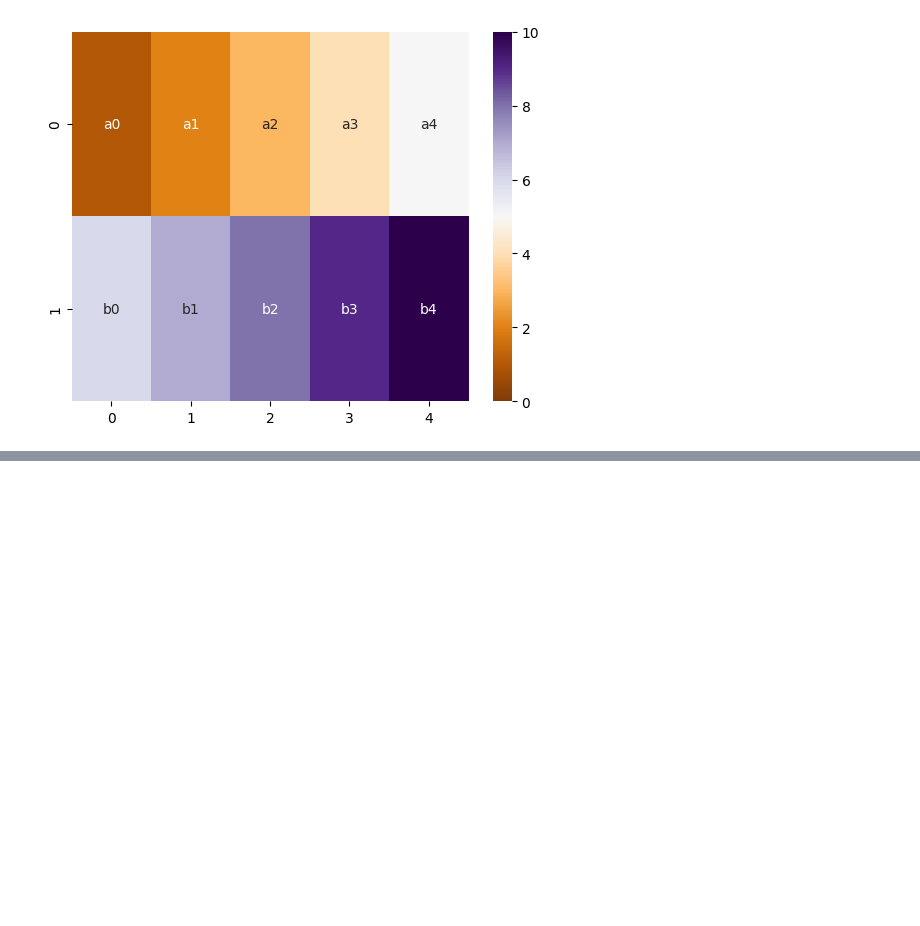
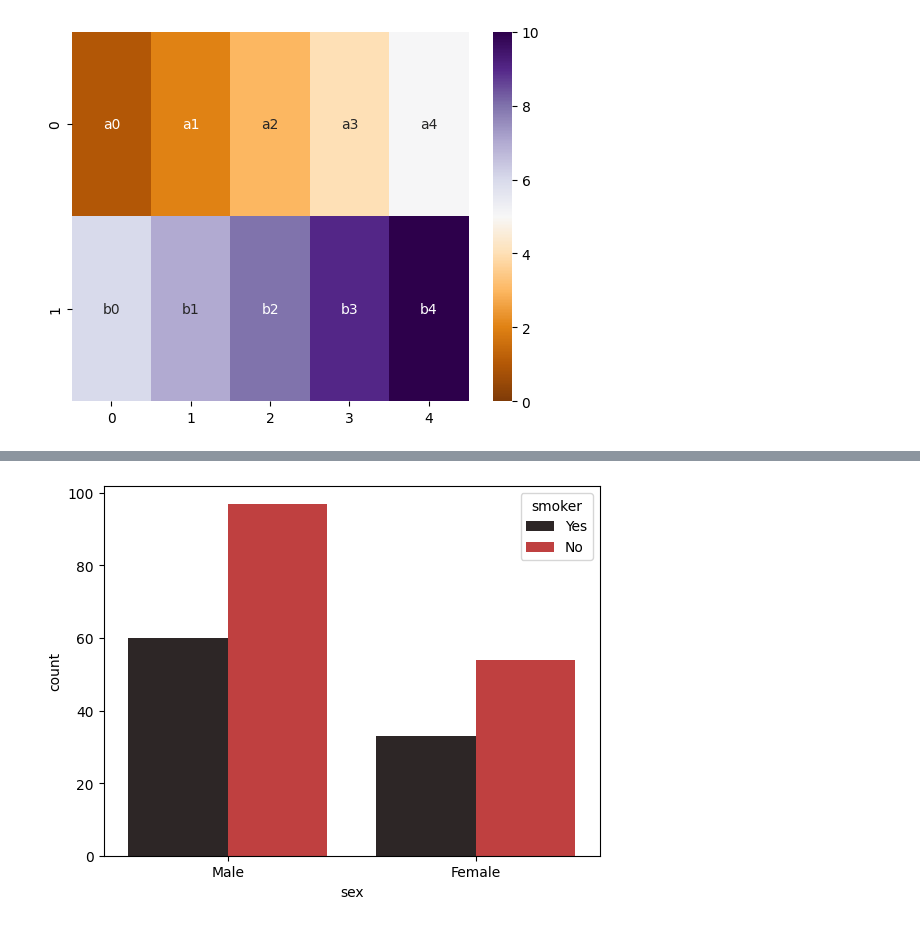
Before and after one commit to Srishti36912/python, a Jupyter notebook: python seaborn online/seaborn.ipynb, the cells around one changed output, grey strips where cells are left out. Drawn from its saved outputs; the diff is of its cells as text; code cells hidden in the pictures; blank space fills up the shorter version.

Commit message:
count plot in seaborn

```diff
--- a/python seaborn online/seaborn.ipynb
+++ b/python seaborn online/seaborn.ipynb
@@ -238,0 +245,3 @@ sns.heatmap(var1, vmin=0, vmax=10, cmap="PuOr", annot=ar, fmt="s")
+# %%
+var = sns.load_dataset('tips')
+var
@@ -238,0 +262,5 @@ sns.heatmap(var1, vmin=0, vmax=10, cmap="PuOr", annot=ar, fmt="s")
+# %%
+sns.countplot(x='sex', data=var, hue='smoker', palette='dark:r', saturation=0.5) # y='sex' if want horizontal , palette='bwr'
+plt.show()
+# %% [output]
+[figure, added]
```
Also changed, not shown: parts of 4 cells of this notebook.
